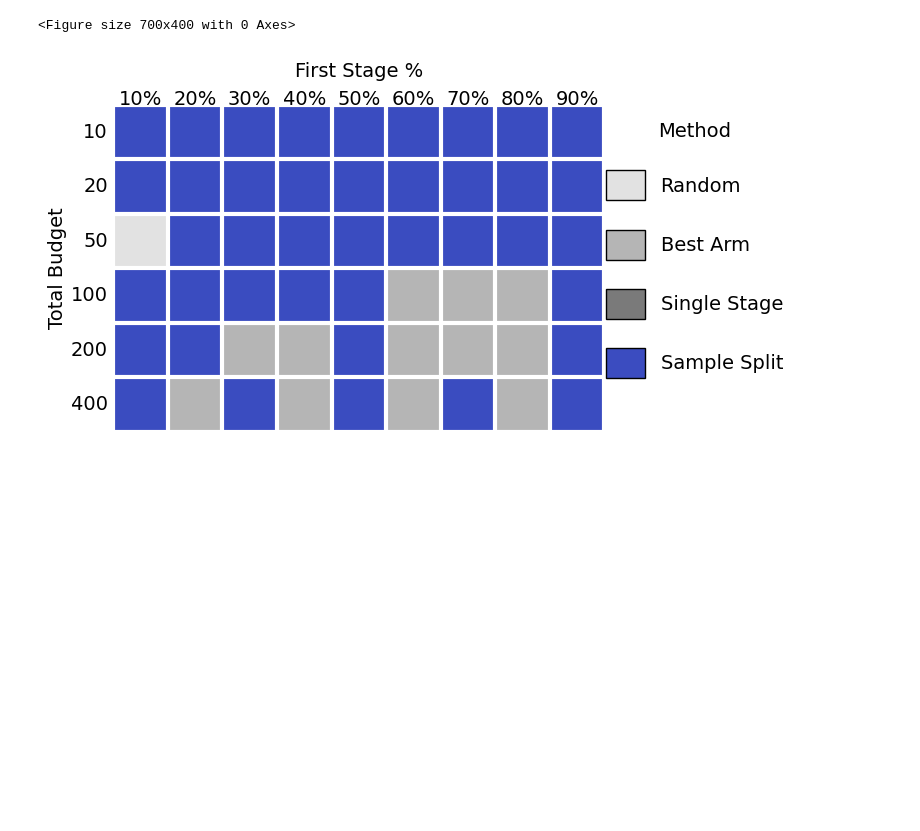
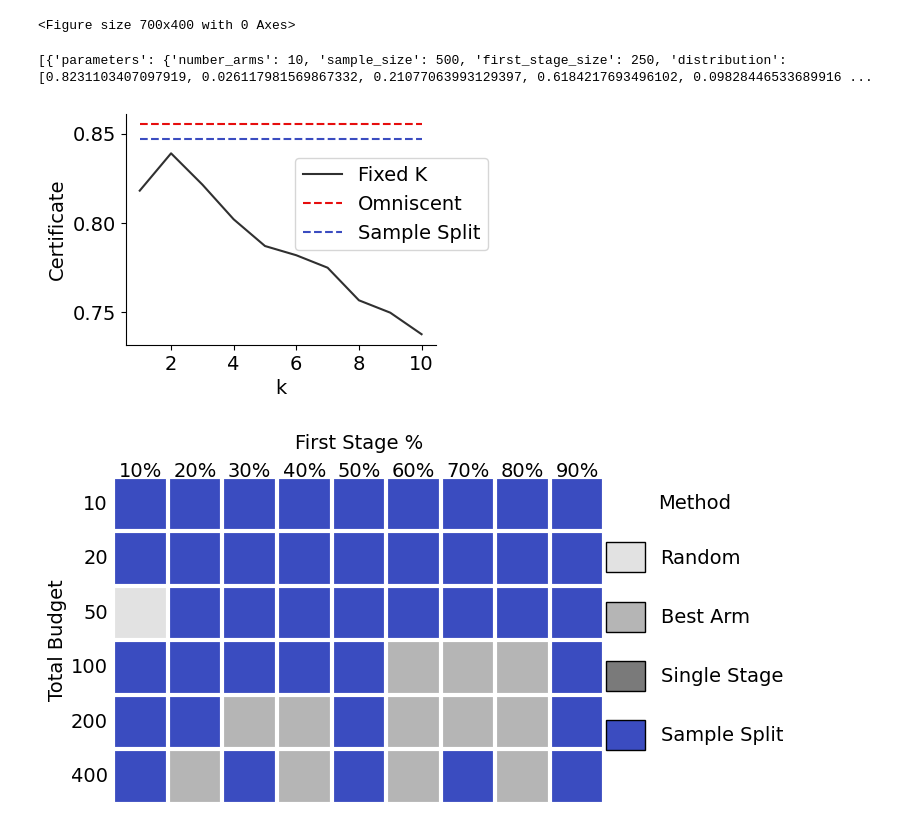
Before and after one commit to secg5/risk_certificate, a Jupyter notebook: scripts/notebooks/Plotting.ipynb, the cells around one changed output. Saved outputs shown, nothing was run; the diff lists cells and outputs as text; code cells hidden in the pictures; blank space fills up the shorter version.

```diff
--- a/scripts/notebooks/Plotting.ipynb
+++ b/scripts/notebooks/Plotting.ipynb
@@ -123,22 +123,24 @@ fig.savefig("../../results/figures/non_adaptive.pdf",dpi=300, bbox_inches='tight
 # %%
 plt.figure(figsize=(4,3))
 dataset = "baseline"
 sample_size = 500*200
 fs = 50*200
 temp_params = {'number_arms': 10, 'sample_size': 500, 'first_stage_size': 250}
 results = get_results_matching_parameters(dataset,"",temp_params)
 print(results)
 results = aggregate_data(results)
 
 value_by_k = [results['k_{}'.format(i)][0] for i in range(1,temp_params['number_arms']+1)]
 plt.plot(list(range(1,temp_params['number_arms']+1)),value_by_k,label='Fixed K',color=colors_by_method['fixed_k'])
 plt.plot(list(range(1,temp_params['number_arms']+1)),[results['omniscient'][0] for i in range(0,temp_params['number_arms'])],'--',label='Omniscent',color=colors_by_method['omniscient'])
 plt.plot(list(range(1,temp_params['number_arms']+1)),[results['sample_split'][0] for i in range(0,temp_params['number_arms'])],'--',label='Sample Split',color=colors_by_method['sample_split'])
 plt.legend(loc='upper right',bbox_to_anchor=(1.2,0.85))
 plt.xlabel('k')
-plt.ylabel('Certificate value')
-plt.title("Certificate value as a function of the numbers of arms chosen")
+plt.ylabel('Certificate')
 plt.savefig("../../results/figures/fixed_k.pdf",dpi=300, bbox_inches='tight')
+# %% [output]
+[{'parameters': {'number_arms': 10, 'sample_size': 500, 'first_stage_size': 250, 'distribution': [0.8231103407097919, 0.026117981569867332, 0.21077063993129397, 0.6184217693496102, 0.09828446533689916 ...
+[figure, added]
 # %%
 plt.figure(figsize=(7,6))
 method_names = ['random','k_1','one_stage','sample_split','sample_split_total','omniscient']
```
Also changed, not shown: parts of 7 cells of this notebook.
